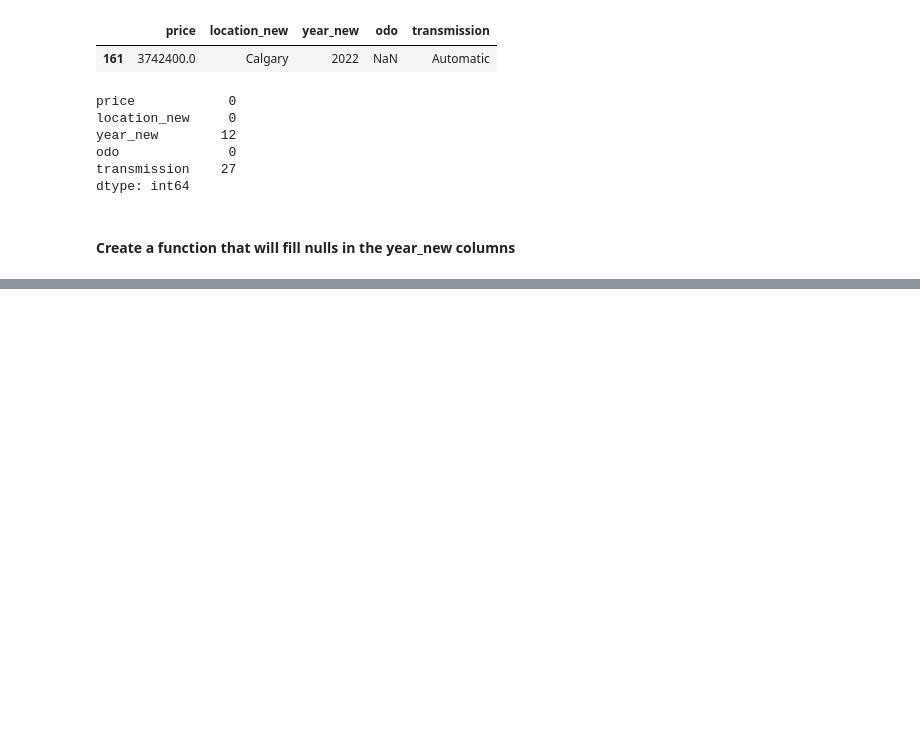
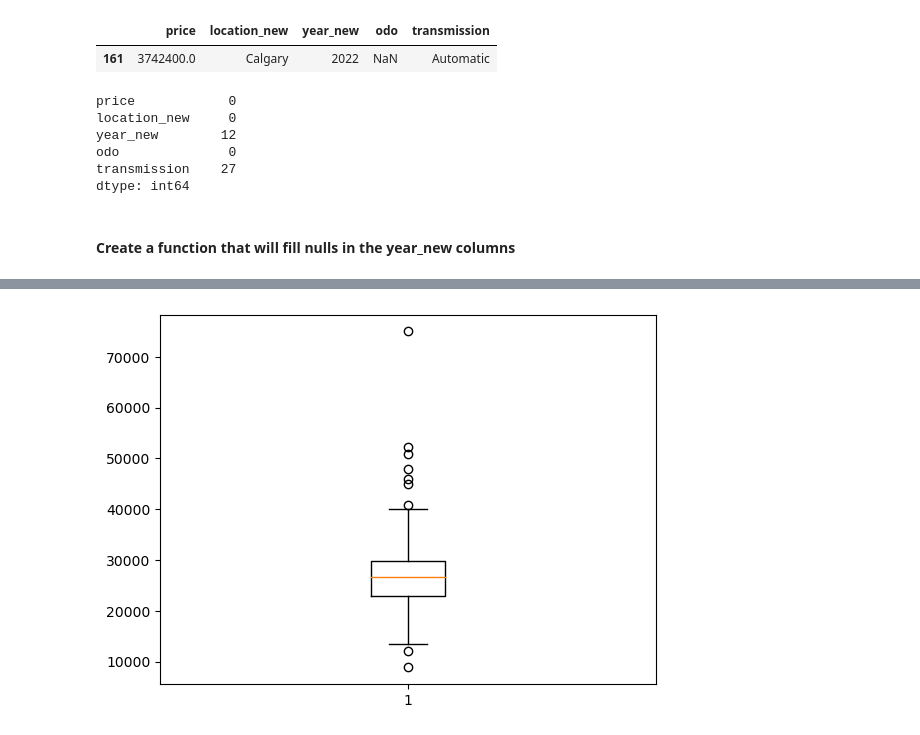
Before and after one commit to Ola-20/auto_model, a Jupyter notebook: cleaning_and_model_build.ipynb, the cells around one changed output, grey strips where cells are left out. Cells and saved outputs as stored; diff of their text form; code cells hidden in the pictures; blank space fills up the shorter version.

```diff
--- a/cleaning_and_model_build.ipynb
+++ b/cleaning_and_model_build.ipynb
@@ -506,0 +570,2 @@ df2=fill_column_by_condition(df1, 'year_new', 'odo', '2022', '2019')
+# %%
+df2.price=(df2.price)/100 #divide all price by 100 to get actual price
@@ -506,0 +587,5 @@ df2=fill_column_by_condition(df1, 'year_new', 'odo', '2022', '2019')
+# %%
+# we adjust for the removed zeros in the index 154 and 401
+df3=df2
+df3.price[401]=(df2.price)[401]*100 # multiply index 401 price to correct for error
+df3.price[154]=(df2.price)[154]*100 # multiply index 154 price to correct for error
@@ -506,0 +616,5 @@ df2=fill_column_by_condition(df1, 'year_new', 'odo', '2022', '2019')
+# %%
+plt.boxplot(df3.price) # check for outliers
+plt.show()
+# %% [output]
+[figure, added]
```
Also changed, not shown: parts of 35 cells of this notebook.
